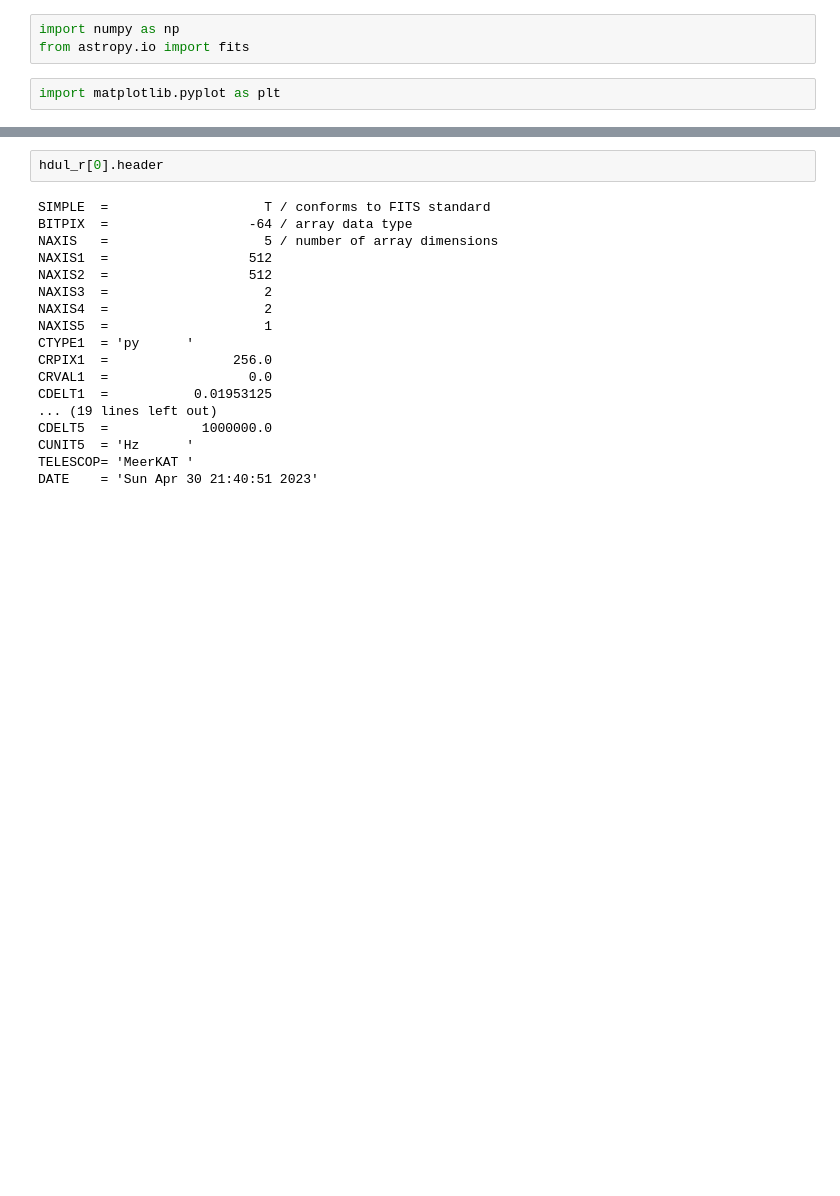
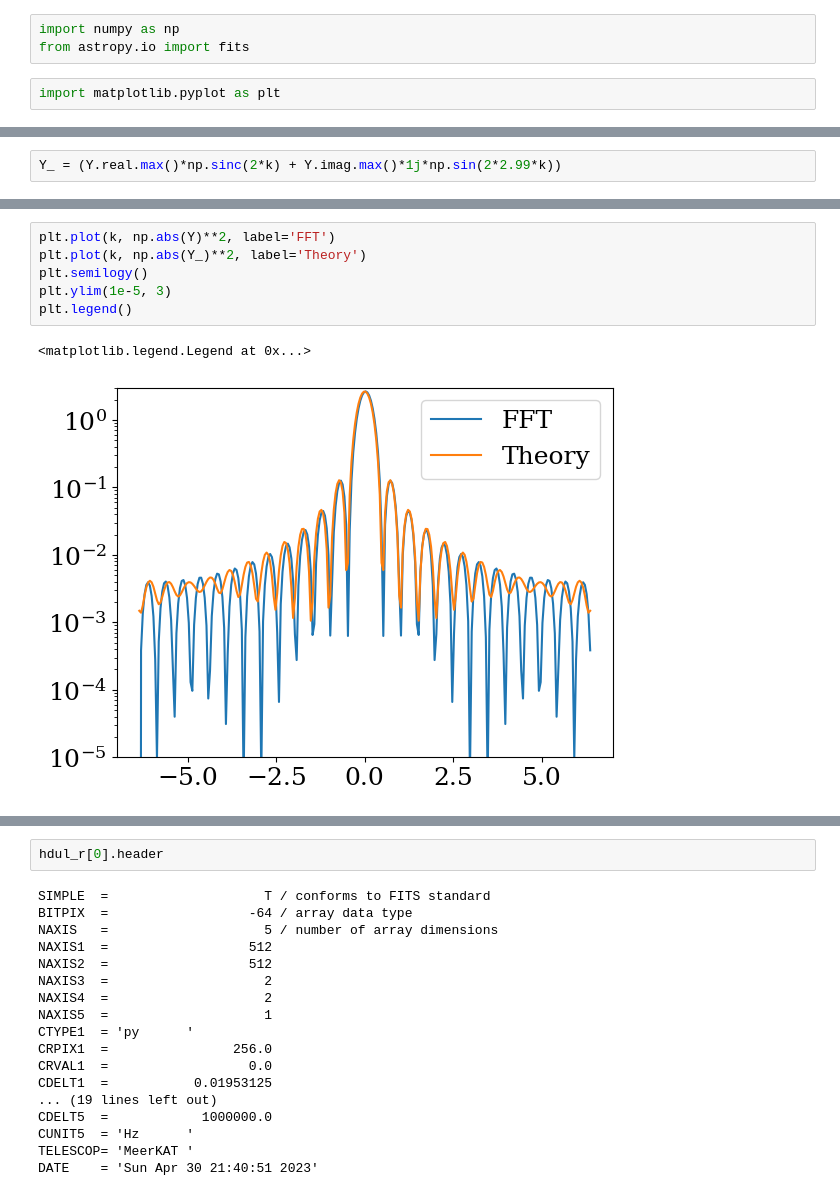
Before and after one commit to chrisfinlay/tab_opt, a Jupyter notebook: notebooks/Primary_Beam_Investigation.ipynb, the cells around one changed output, grey strips where cells are left out. Saved outputs shown, nothing was run; the diff lists cells and outputs as text; blank space fills up the shorter version.

```diff
--- a/notebooks/Primary_Beam_Investigation.ipynb
+++ b/notebooks/Primary_Beam_Investigation.ipynb
@@ -5,0 +37,2 @@ import matplotlib.pyplot as plt
+# %%
+Y_ = (Y.real.max()*np.sinc(2*k) + Y.imag.max()*1j*np.sin(2*2.99*k))
@@ -5,0 +44,9 @@ import matplotlib.pyplot as plt
+# %%
+plt.plot(k, np.abs(Y)**2, label='FFT')
+plt.plot(k, np.abs(Y_)**2, label='Theory')
+plt.semilogy()
+plt.ylim(1e-5, 3)
+plt.legend()
+# %% [output]
+<matplotlib.legend.Legend at 0x...>
+[figure, added]
```
Also changed, not shown: parts of 38 cells of this notebook, 19 other files.
